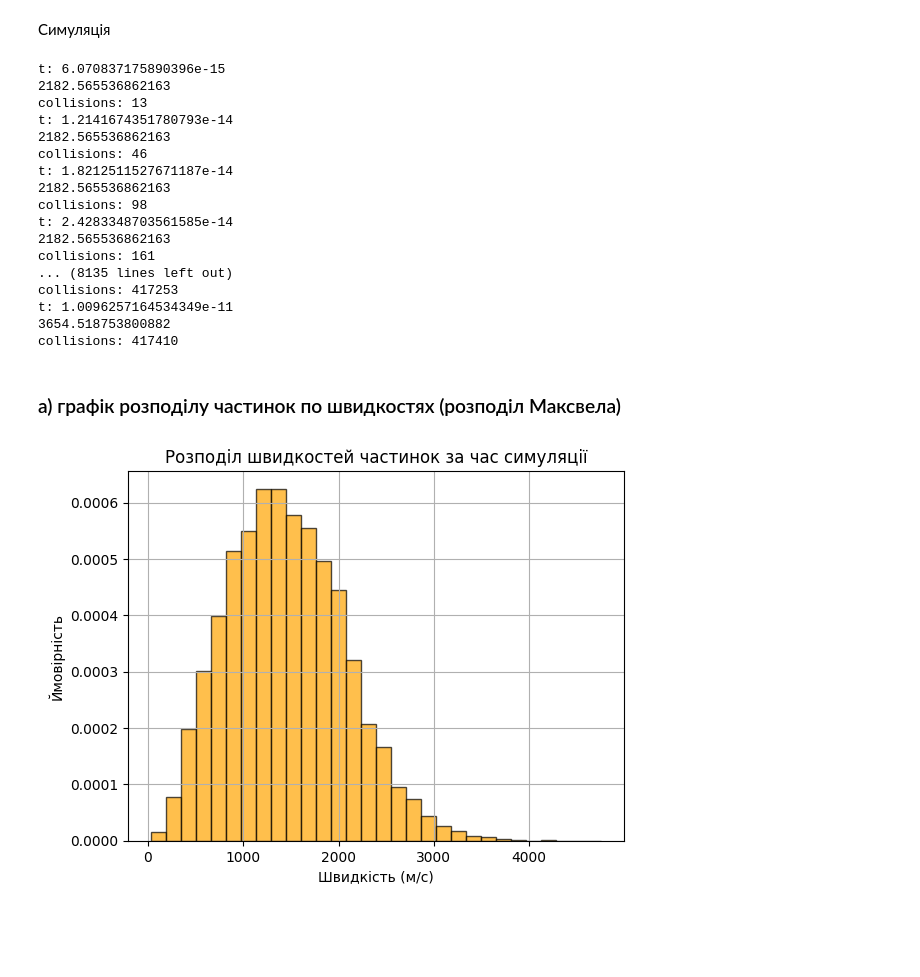
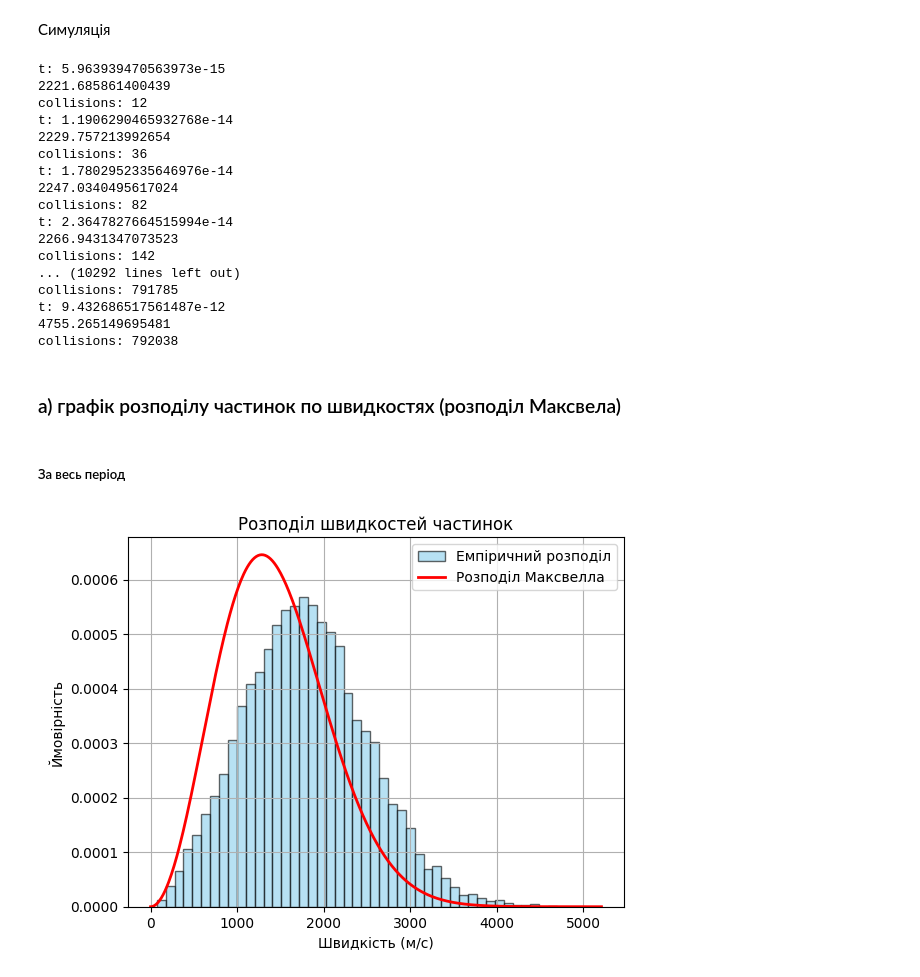
Before and after one commit to OleksijKhodzko/labs, a Jupyter notebook: computer_algebra22/lab3/3/3.ipynb, the cells around one changed output. Drawn from its saved outputs; the diff is of its cells as text; code cells hidden in the pictures; blank space fills up the shorter version.

```diff
--- a/computer_algebra22/lab3/3/3.ipynb
+++ b/computer_algebra22/lab3/3/3.ipynb
@@ -168,8 +173,11 @@ def process_obstacles(positions, velocities):
 
             # print(f"particle {i} hit obstacle; normal = {p}, old_v = {velocities[i]}, new_v = {new_velocities[i]}")
     return new_velocities
+# %%
+def gravity(v,dt):
+    return v + np.array([0,0,-G])*dt
 # %%
-def new_velocities(positions, collisions_matrix, velocities):
+def new_velocities(positions, collisions_matrix, velocities, dt):
     new_velocities = deepcopy(velocities)
     for i in range(N):
         for j in range(N):
@@ -183,13 +191,14 @@ def new_velocities(positions, collisions_matrix, velocities):
                 # quit()
                 new_velocities[i], new_velocities[j] = new
     # return new_velocities
-    return process_obstacles(positions, new_velocities)
+    v = process_obstacles(positions, new_velocities)
+    return gravity(v, dt)
 # %% [markdown]
 ### Cимуляція
 # %% [markdown]
 Параметри симуляції
 # %%
-simulation_time = 1e-10
+simulation_time = 1e-11
 # %% [markdown]
 Симуляція
 # %%
@@ -203,7 +212,7 @@ while t < simulation_time:
    dt = R / 4 / max(np.linalg.norm(v) for v in current_velocities)
    updated_positions = new_positions(current_positions, current_velocities, dt)
    collisions_matrix = detect_collisions(updated_positions)
-   updated_velocities = new_velocities(updated_positions, collisions_matrix, current_velocities)
+   updated_velocities = new_velocities(updated_positions, collisions_matrix, current_velocities, dt)
    t += dt
    positions[t] = updated_positions
    velocities[t] = updated_velocities
@@ -213,36 +222,53 @@ while t < simulation_time:
    # print(f"velocities: {updated_velocities}")
    print(f"collisions: {C}")
 # %% [output]
-t: 6.070837175890396e-15
-2182.565536862163
-collisions: 13
-t: 1.2141674351780793e-14
-2182.565536862163
-collisions: 46
-t: 1.8212511527671187e-14
-2182.565536862163
-collisions: 98
-t: 2.4283348703561585e-14
-2182.565536862163
-collisions: 161
-... (8135 lines left out)
-collisions: 417253
-t: 1.0096257164534349e-11
-3654.518753800882
-collisions: 417410
+t: 5.963939470563973e-15
+2221.685861400439
+collisions: 12
+t: 1.1906290465932768e-14
+2229.757213992654
+collisions: 36
+t: 1.7802952335646976e-14
+2247.0340495617024
+collisions: 82
+t: 2.3647827664515994e-14
+2266.9431347073523
+collisions: 142
+... (10292 lines left out)
+collisions: 791785
+t: 9.432686517561487e-12
+4755.265149695481
+collisions: 792038
 # %% [markdown]
 ### а) графік розподілу частинок по швидкостях (розподіл Максвела)
+# %% [markdown]
+##### За весь період
 # %%
+
+from scipy.stats import maxwell
+
 # Витягуємо всі швидкості за всі моменти часу
 all_velocities = [v for vs in velocities.values() for v in vs]
-all_speeds = [np.linalg.norm(v) for v in all_velocities]
+speeds = [np.linalg.norm(v) for v in all_velocities]
 
-# Гістограма
-plt.hist(all_speeds, bins=30, density=True, alpha=0.7, color='orange', edgecolor='black')
-plt.title('Розподіл швидкостей частинок за час симуляції')
+# Побудова гістограми
+count, bins, _ = plt.hist(speeds, bins=50, density=True, alpha=0.6, color='skyblue', edgecolor='black', label='Емпіричний розподіл')
+
+# Теоретичний розподіл Максвелла
+x = np.linspace(0, max(speeds), 500)
+
+# Обчислення масштабу для розподілу Максвелла
+scale = np.sqrt(k * T / M)
+
+# Побудова аналітичної кривої
+plt.plot(x, maxwell.pdf(x, scale=scale), 'r-', linewidth=2, label='Розподіл Максвелла')
+
+# Оформлення графіку
+plt.title('Розподіл швидкостей частинок')
 plt.xlabel('Швидкість (м/с)')
 plt.ylabel('Ймовірність')
+plt.legend()
 plt.grid(True)
 plt.show()
 # %% [output]
-[figure, old version]
+[figure, new version]
```
Also changed, not shown: parts of 25 cells of this notebook, 1 other file.
